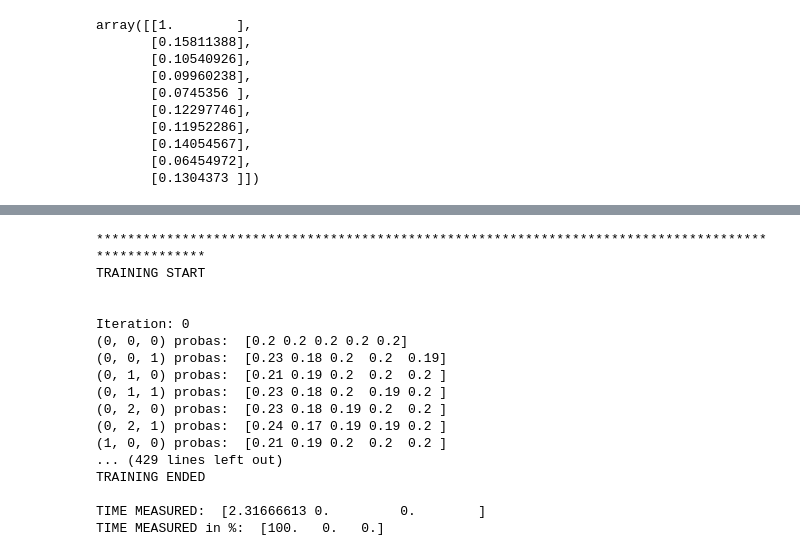
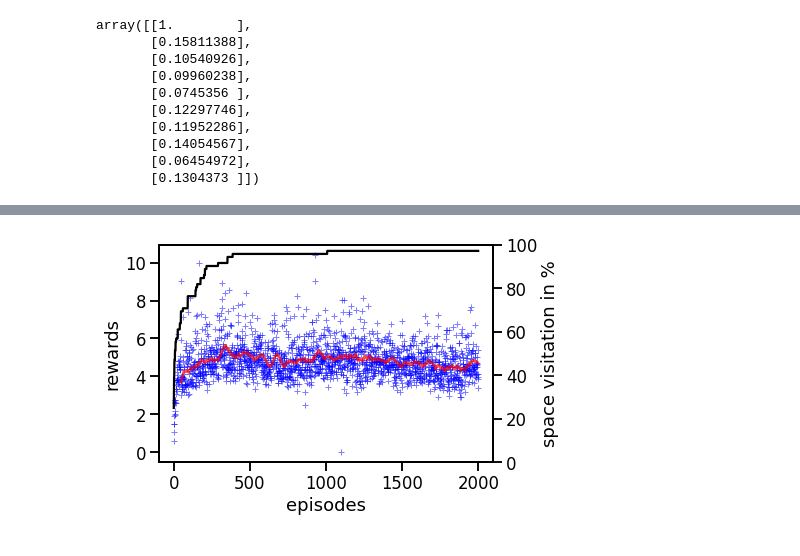
Before and after one commit to aja114/research_project, a Jupyter notebook: experiments/Graph Kernel.ipynb, the cells around one changed output, grey strips where cells are left out. Drawn from its saved outputs; the diff is of its cells as text; code cells hidden in the pictures.

```diff
--- a/experiments/Graph Kernel.ipynb
+++ b/experiments/Graph Kernel.ipynb
@@ -128,5 +225,5 @@ g2 = Graph([('d', 'e', 1.), ('d', 'f', 1.), ('e', 'd', 1.), ('f', 'd', 1.)])
 g1.construct_labels()
 g2.construct_labels()
 # %%
-env = gym.make('keygrid-v0', grid_length=10)
+env = gym.make('keygrid-v1', grid_length=6)
 # %% [output]
@@ -134,7 +231,7 @@ You are using the KeyGridSparse environment with length 10
 # %%
-from reinforce_seq_comp import train
+from rl_research.algorithms.reinforce_seq_comp import train
 
-L = 300
+L = 2000
 logs = True
 # %%
 agent = train(env, L, logs=logs)
@@ -257,20 +256,4 @@ logs = True
-# %%
-agent = train(env, L, logs=logs)
-# %% [output]
-****************************************************************************************************
-TRAINING START
-
-
-Iteration: 0
-(0, 0, 0) probas:  [0.2 0.2 0.2 0.2 0.2]
-(0, 0, 1) probas:  [0.23 0.18 0.2  0.2  0.19]
-(0, 1, 0) probas:  [0.21 0.19 0.2  0.2  0.2 ]
-(0, 1, 1) probas:  [0.23 0.18 0.2  0.19 0.2 ]
-(0, 2, 0) probas:  [0.23 0.18 0.19 0.2  0.2 ]
-(0, 2, 1) probas:  [0.24 0.17 0.19 0.19 0.2 ]
-(1, 0, 0) probas:  [0.21 0.19 0.2  0.2  0.2 ]
-... (429 lines left out)
-TRAINING ENDED
-
-TIME MEASURED:  [2.31666613 0.         0.        ]
-TIME MEASURED in %:  [100.   0.   0.]
+# %%
+plot_intrinsic_scores(agent.intrinsic_scores, space_visitation=agent.space_visitation)
+# %% [output]
+[figure, added]
```
Also changed, not shown: parts of 22 cells of this notebook, 58 other files.
